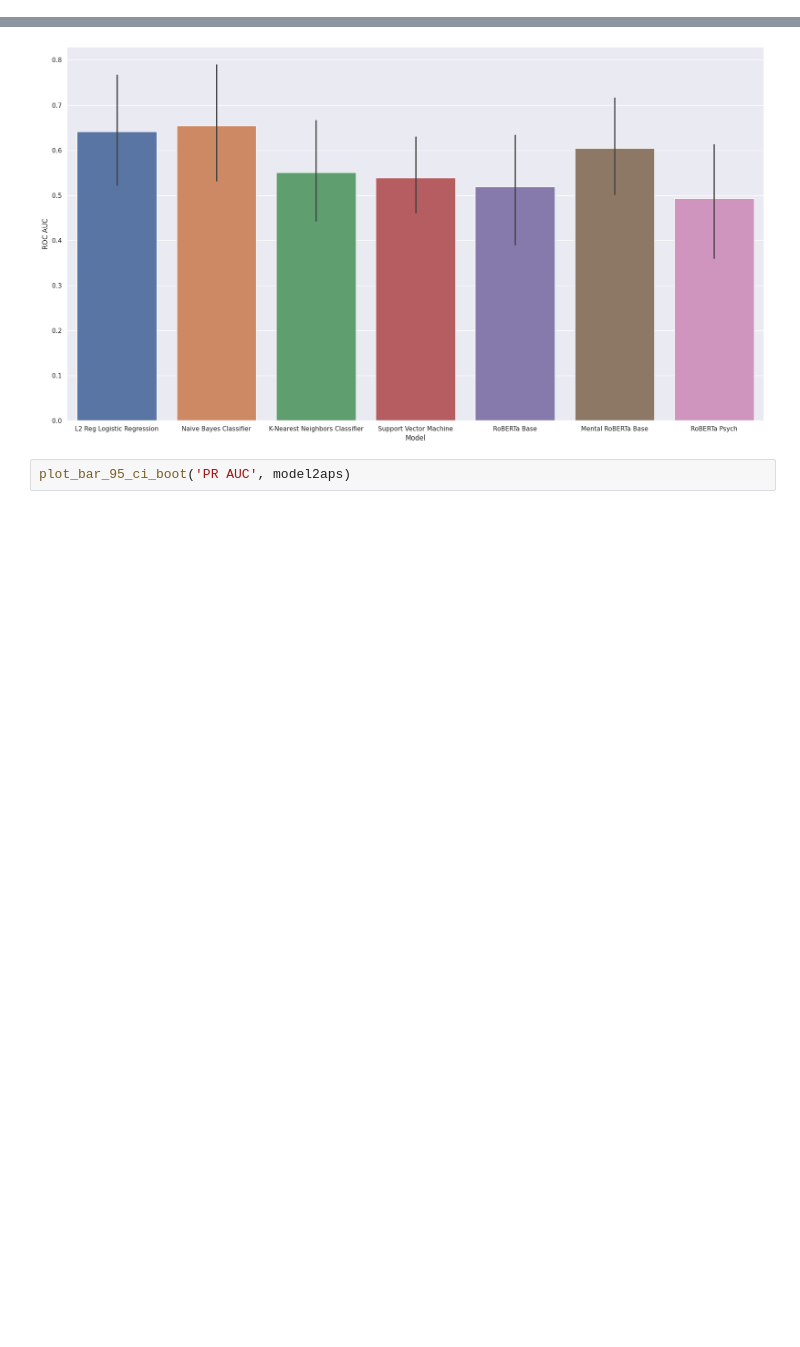
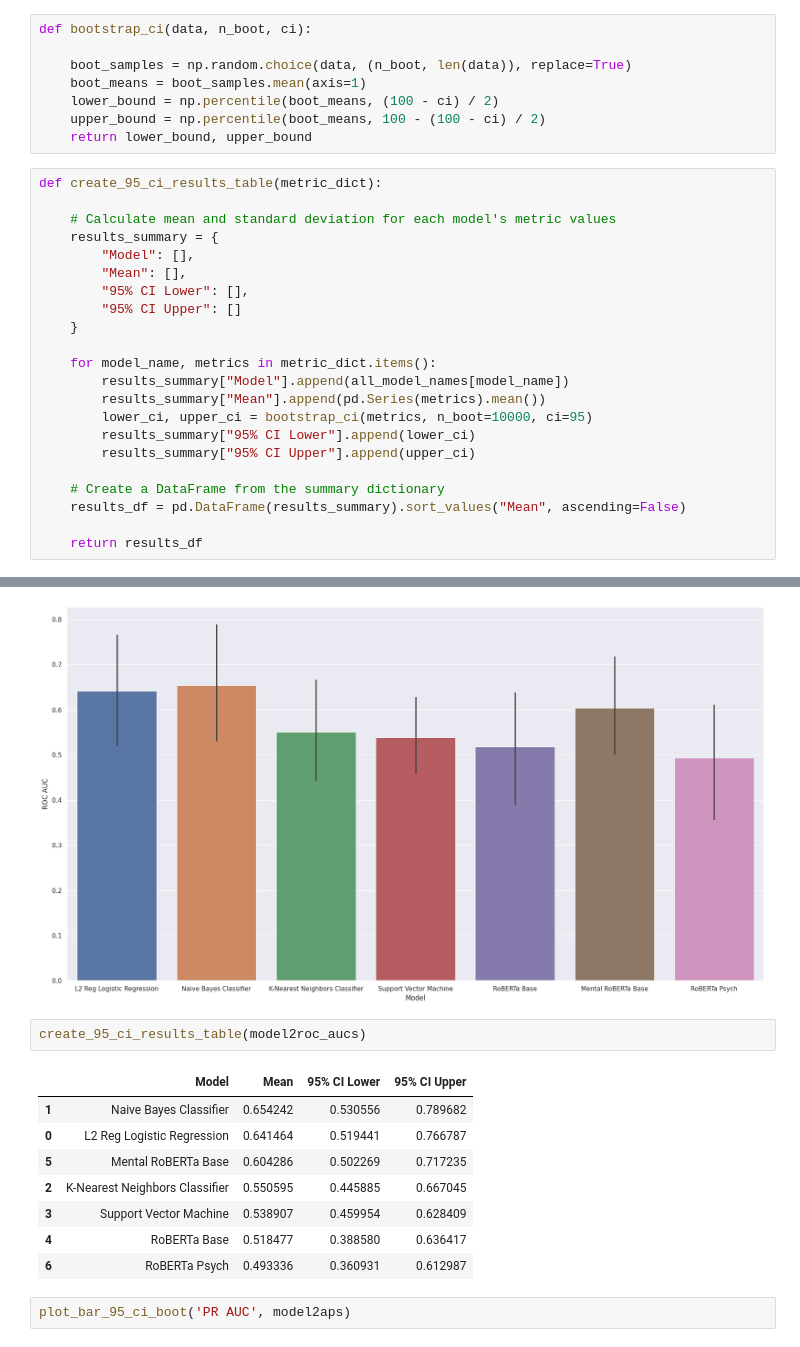
Before and after one commit to jstremme/nlp4psychotherapy, a Jupyter notebook: evaluate_models.ipynb, the cells around one changed output, grey strips where cells are left out. Saved outputs shown, nothing was run; the diff lists cells and outputs as text; blank space fills up the shorter version.

Commit message:
add table of model results:

```diff
--- a/evaluate_models.ipynb
+++ b/evaluate_models.ipynb
@@ -183,6 +183,36 @@ def plot_bar_95_ci_boot(metric_name, metric_dict):
     plt.xlabel('Model')
     plt.tight_layout()
     plt.show()
+# %%
+def bootstrap_ci(data, n_boot, ci):
+
+    boot_samples = np.random.choice(data, (n_boot, len(data)), replace=True)
+    boot_means = boot_samples.mean(axis=1)
+    lower_bound = np.percentile(boot_means, (100 - ci) / 2)
+    upper_bound = np.percentile(boot_means, 100 - (100 - ci) / 2)
+    return lower_bound, upper_bound
+# %%
+def create_95_ci_results_table(metric_dict):
+
+    # Calculate mean and standard deviation for each model's metric values
+    results_summary = {
+        "Model": [],
+        "Mean": [],
+        "95% CI Lower": [],
+        "95% CI Upper": []
+    }
+
+    for model_name, metrics in metric_dict.items():
+        results_summary["Model"].append(all_model_names[model_name])
+        results_summary["Mean"].append(pd.Series(metrics).mean())
+        lower_ci, upper_ci = bootstrap_ci(metrics, n_boot=10000, ci=95)
+        results_summary["95% CI Lower"].append(lower_ci)
+        results_summary["95% CI Upper"].append(upper_ci)
+
+    # Create a DataFrame from the summary dictionary
+    results_df = pd.DataFrame(results_summary).sort_values("Mean", ascending=False)
+
+    return results_df
 # %%
 plot_bar_95_ci_boot('Accuracy', model2accuracies)
 # %% [output]
@@ -191,6 +221,17 @@ plot_bar_95_ci_boot('Accuracy', model2accuracies)
 plot_bar_95_ci_boot('ROC AUC', model2roc_aucs)
 # %% [output]
 [figure]
+# %%
+create_95_ci_results_table(model2roc_aucs)
+# %% [output]
+|  | Model | Mean | 95% CI Lower | 95% CI Upper |
+| 1 | Naive Bayes Classifier | 0.654242 | 0.530556 | 0.789682 |
+| 0 | L2 Reg Logistic Regression | 0.641464 | 0.519441 | 0.766787 |
+| 5 | Mental RoBERTa Base | 0.604286 | 0.502269 | 0.717235 |
+| 2 | K-Nearest Neighbors Classifier | 0.550595 | 0.445885 | 0.667045 |
+| 3 | Support Vector Machine | 0.538907 | 0.459954 | 0.628409 |
+| 4 | RoBERTa Base | 0.518477 | 0.388580 | 0.636417 |
+| 6 | RoBERTa Psych | 0.493336 | 0.360931 | 0.612987 |
 # %%
 plot_bar_95_ci_boot('PR AUC', model2aps)
 # %% [output]
```
Also changed, not shown: parts of 3 cells of this notebook.
